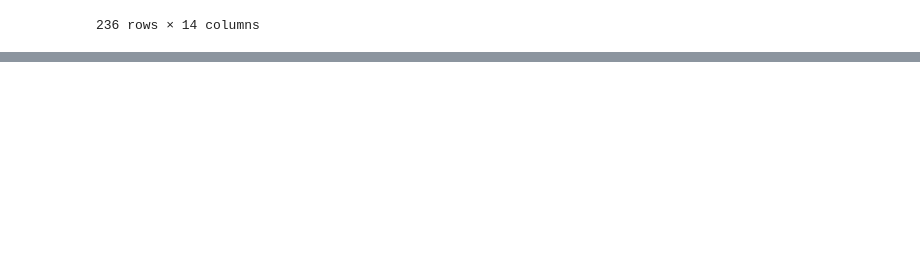
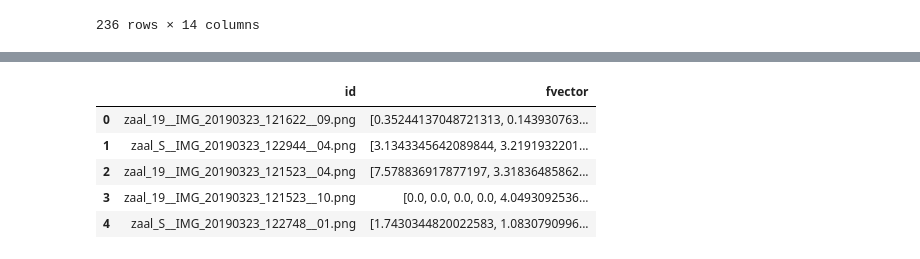
Before and after one commit to robbedec/localization-msk, a Jupyter notebook: src/data/science.ipynb, the cells around one changed output, grey strips where cells are left out. Saved outputs shown, nothing was run; the diff lists cells and outputs as text; code cells hidden in the pictures; blank space fills up the shorter version.

```diff
--- a/src/data/science.ipynb
+++ b/src/data/science.ipynb
@@ -157,0 +130,3 @@ for name in db.iloc[idx_closest].id:
+# %%
+feat_extractor = Model(inputs=model.input, outputs=model.get_layer("fc2").output)
+feat_extractor.summary()
@@ -157,0 +177,3 @@ for name in db.iloc[idx_closest].id:
+# %%
+with open("/Users/lennertsteyaert/Documents/GitHub/computervisie-group8/src/data/features_similar_images.txt", "rb") as fp:   # Unpickling
+  features = pickle.load(fp)
@@ -157,0 +295,24 @@ for name in db.iloc[idx_closest].id:
+# %%
+
+import json
+
+DIRECTORY = "/Users/lennertsteyaert/Documents/GitHub/computervisie-group8/data/Database"
+directory_list = os.listdir(DIRECTORY)
+
+
+featureMatcher = CustomResNet()
+result = []
+
+
+for file in directory_list:
+    filename = os.fsdecode(file)
+    img_path = DIRECTORY + "/" + filename
+    print(img_path)
+
+    # vector = featureMatcher.get_feature_vector(img_path)
+    # print(vector)
+
+    result.append({
+        'id':filename,
+        'fvector': json.dumps(featureMatcher.get_feature_vector(img_path).tolist())
+    })
@@ -157,0 +337,10 @@ for name in db.iloc[idx_closest].id:
+# %%
+df = pd.DataFrame(result)
+df.head()
+# %% [output]
+|  | id | fvector |
+| 0 | zaal_19__IMG_20190323_121622__09.png | [0.35244137048721313, 0.143930763... |
+| 1 | zaal_S__IMG_20190323_122944__04.png | [3.1343345642089844, 3.2191932201... |
+| 2 | zaal_19__IMG_20190323_121523__04.png | [7.578836917877197, 3.31836485862... |
+| 3 | zaal_19__IMG_20190323_121523__10.png | [0.0, 0.0, 0.0, 0.0, 4.0493092536... |
+| 4 | zaal_S__IMG_20190323_122748__01.png | [1.7430344820022583, 1.0830790996... |
```
Also changed, not shown: parts of 20 cells of this notebook, 2 other files.
